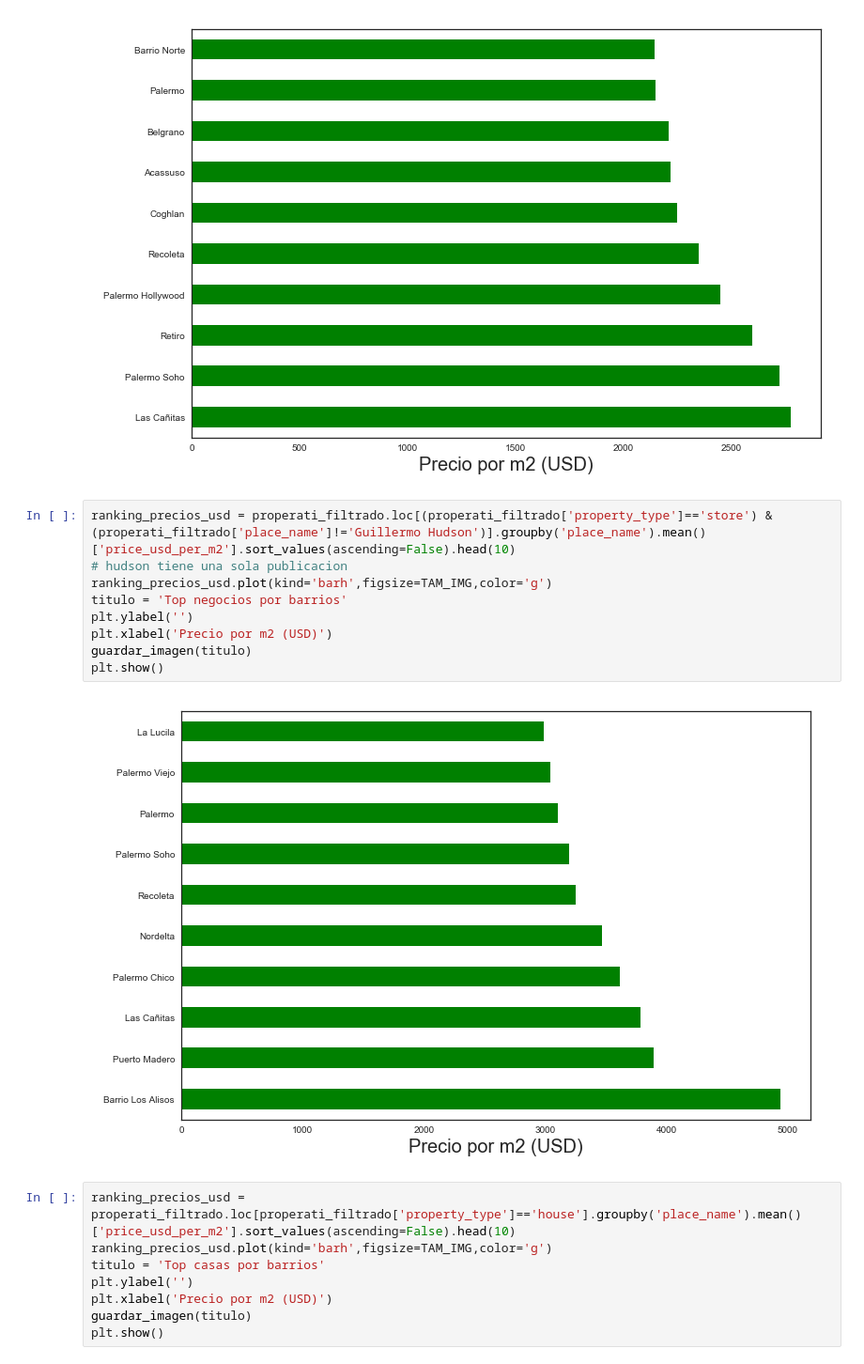
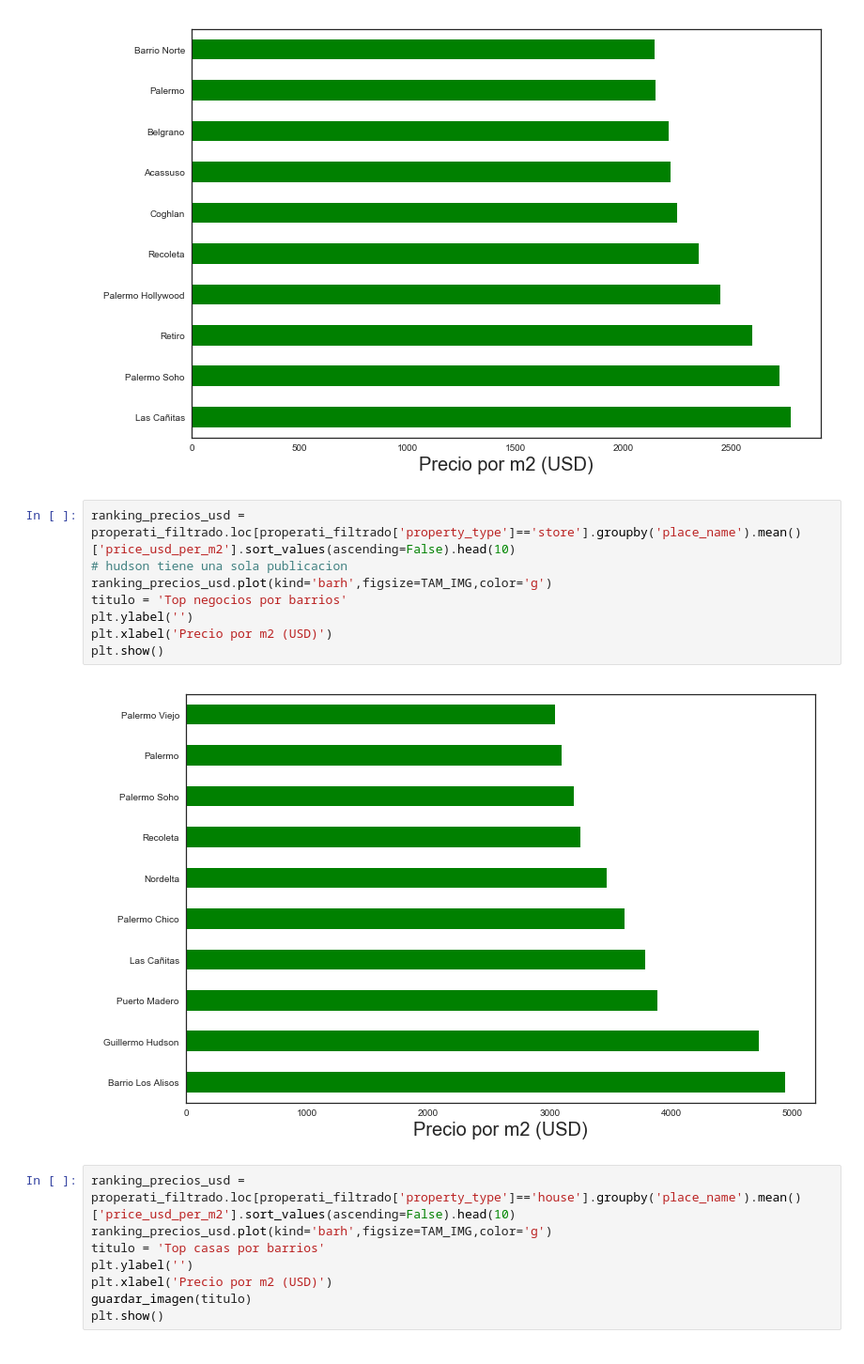
Before and after one commit to AlejandroDaneri/Machine-Learning-Properati, a Jupyter notebook: TP.ipynb, the cells around one changed output. Shown at 94% size. Cells and saved outputs as stored; diff of their text form.

```diff
--- a/TP.ipynb
+++ b/TP.ipynb
@@ -199,16 +199,15 @@ plt.show()
 # %% [output]
 [figure]
 # %%
-ranking_precios_usd = properati_filtrado.loc[(properati_filtrado['property_type']=='store') & (properati_filtrado['place_name']!='Guillermo Hudson')].groupby('place_name').mean()['price_usd_per_m2'].sort_values(ascending=False).head(10)
+ranking_precios_usd = properati_filtrado.loc[properati_filtrado['property_type']=='store'].groupby('place_name').mean()['price_usd_per_m2'].sort_values(ascending=False).head(10)
 # hudson tiene una sola publicacion
 ranking_precios_usd.plot(kind='barh',figsize=TAM_IMG,color='g')
 titulo = 'Top negocios por barrios'
 plt.ylabel('')
 plt.xlabel('Precio por m2 (USD)')
-guardar_imagen(titulo)
 plt.show()
 # %% [output]
-[figure, old version]
+[figure, new version]
 # %%
 ranking_precios_usd = properati_filtrado.loc[properati_filtrado['property_type']=='house'].groupby('place_name').mean()['price_usd_per_m2'].sort_values(ascending=False).head(10)
 ranking_precios_usd.plot(kind='barh',figsize=TAM_IMG,color='g')
```
Also changed, not shown: parts of 1 cell of this notebook, 3 other files.
